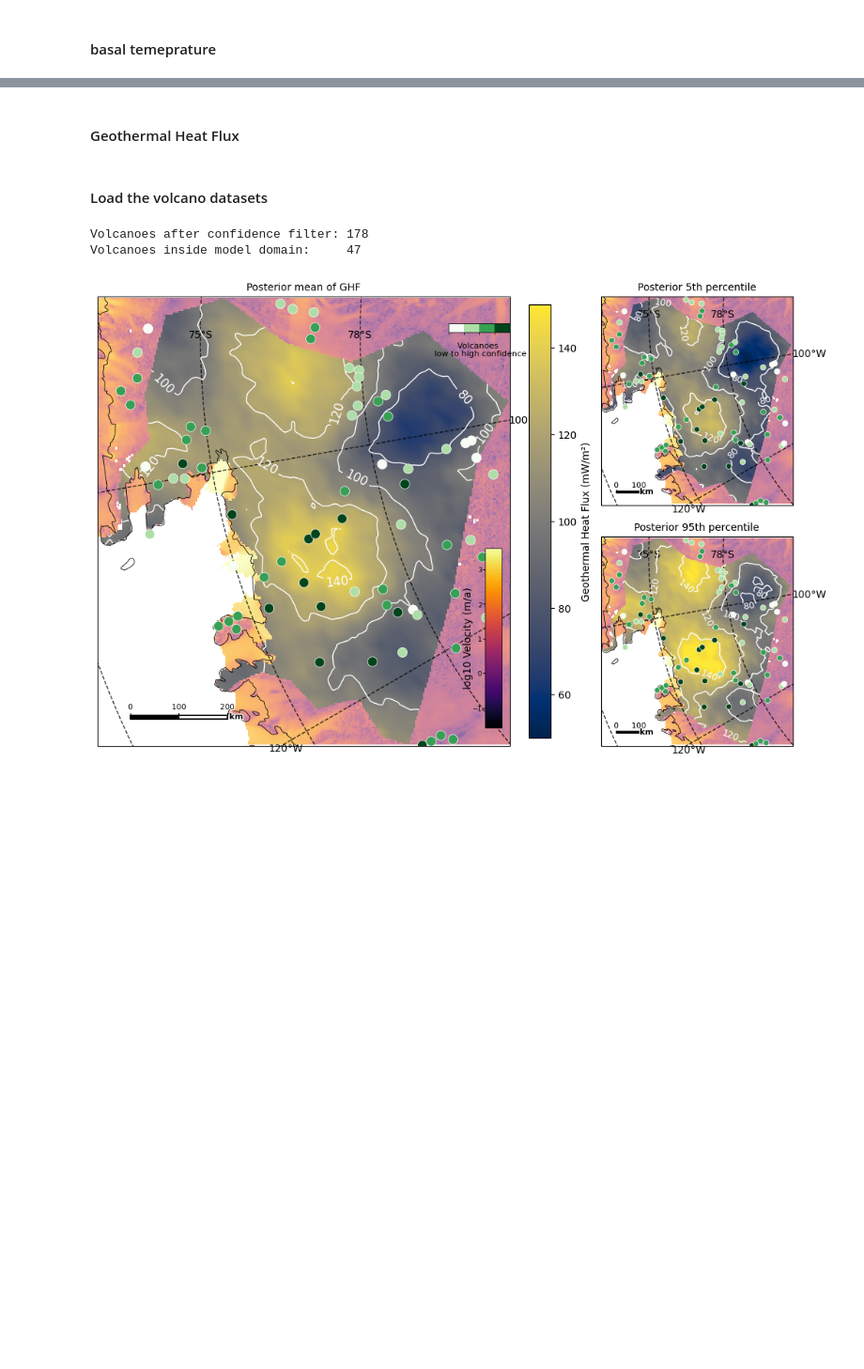
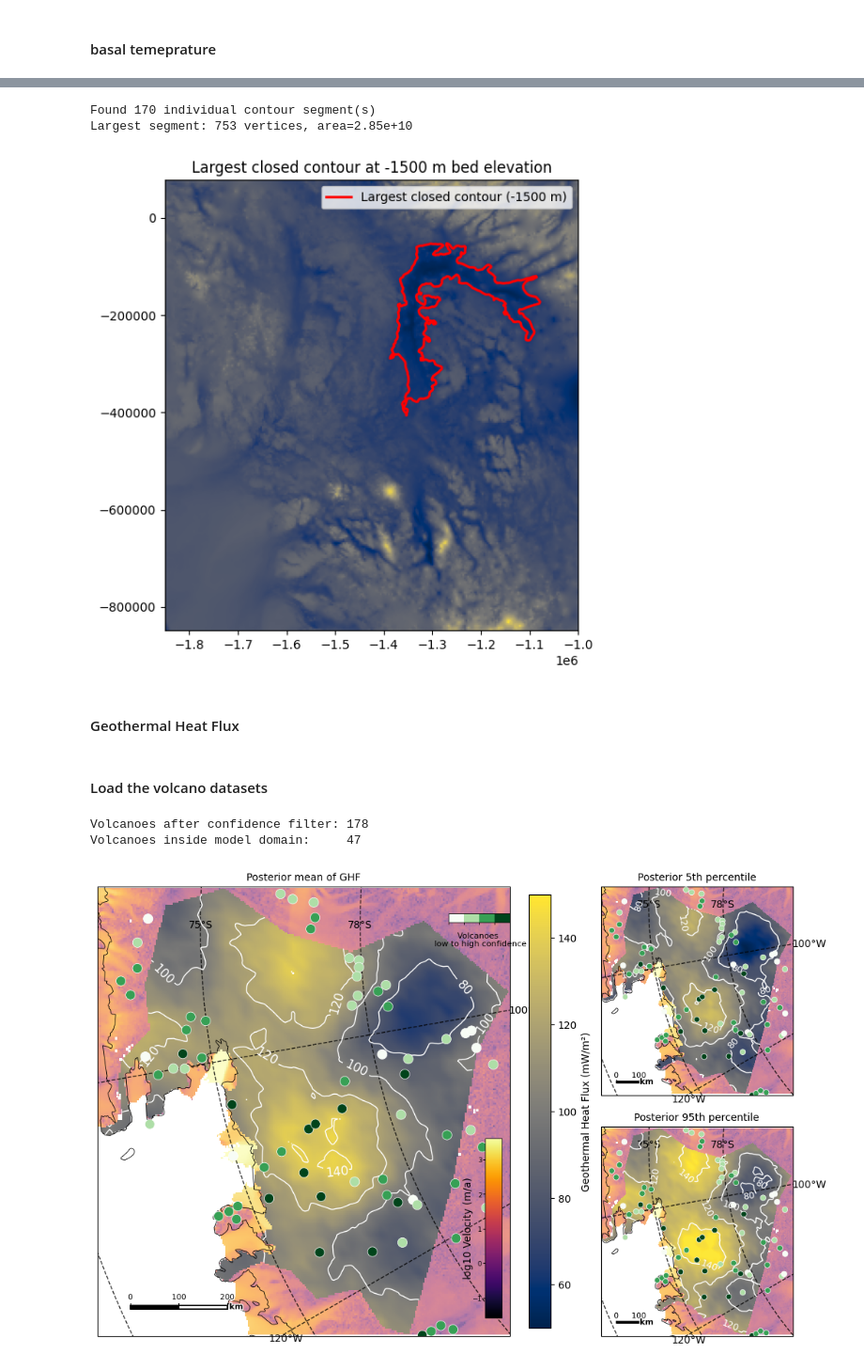
Before and after one commit to alastairyang/GMR-inference, a Jupyter notebook: notebooks/plotPosteriorTbGHF.ipynb, the cells around one changed output, grey strips where cells are left out. Shown at 94% size. Cells and saved outputs as stored; diff of their text form; code cells hidden in the pictures; blank space fills up the shorter version.

```diff
--- a/notebooks/plotPosteriorTbGHF.ipynb
+++ b/notebooks/plotPosteriorTbGHF.ipynb
@@ -172,3 +231,61 @@ fig.savefig("../figs/posterior_5-mean-95_oficial.png", dpi=300, bbox_inches='tig
+# %%
+import numpy as np
+import matplotlib.pyplot as plt
+import matplotlib.path as mpath
+
+# --- 1. Extract contour paths ---
+fig_tmp, ax_tmp = plt.subplots()
+cs = ax_tmp.contour(aux_data['bed'], levels=[-1500], extent=ase_extent)
+plt.close(fig_tmp)
+
+# --- 2. Split compound paths into individual sub-contours ---
+all_segments = []
+
+for collection in cs.collections:
+    for path in collection.get_paths():
+        xy    = path.vertices
+        codes = path.codes
+
+        if codes is None:
+            all_segments.append(xy)
+            continue
+
+        # Split wherever a MOVETO (code=1) appears — each MOVETO starts a new sub-contour
+        split_indices = np.where(codes == mpath.Path.MOVETO)[0]
+        for k, start in enumerate(split_indices):
+            end = split_indices[k + 1] if k + 1 < len(split_indices) else len(codes)
+            segment = xy[start:end]
+            if len(segment) > 3:  # skip degenerate tiny fragments
+                all_segments.append(segment)
+
+print(f"Found {len(all_segments)} individual contour segment(s)")
+
+# --- 3. Pick the largest by enclosed area (shoelace) ---
+def polygon_area(xy):
+    x, y = xy[:, 0], xy[:, 1]
+    return 0.5 * abs(np.dot(x, np.roll(y, 1)) - np.dot(y, np.roll(x, 1)))
+
+areas = [polygon_area(seg) for seg in all_segments]
+largest_idx = np.argmax(areas)
+best_seg = all_segments[largest_idx]
+
+print(f"Largest segment: {len(best_seg)} vertices, area={areas[largest_idx]:.2e}")
+
+# --- 4. Plot ---
+ase_extent = [np.min(xs_ase), np.max(xs_ase), np.min(ys_ase), np.max(ys_ase)]
+
+fig, ax = plt.subplots(figsize=(8, 6))
+ax.imshow(aux_data['bed'], cmap='cividis', origin='lower', extent=ase_extent)
+ax.plot(best_seg[:, 0], best_seg[:, 1], color='red', linewidth=2,
+        label='Largest closed contour (-1500 m)')
+ax.set_title('Largest closed contour at -1500 m bed elevation')
+ax.legend()
+plt.tight_layout()
+plt.show()
+# %% [output]
+Found 170 individual contour segment(s)
+Largest segment: 753 vertices, area=2.85e+10
+[figure, added]
 # %% [markdown]
 #### Geothermal Heat Flux
 # %%
```
Also changed, not shown: parts of 5 cells of this notebook, 5 other files.
